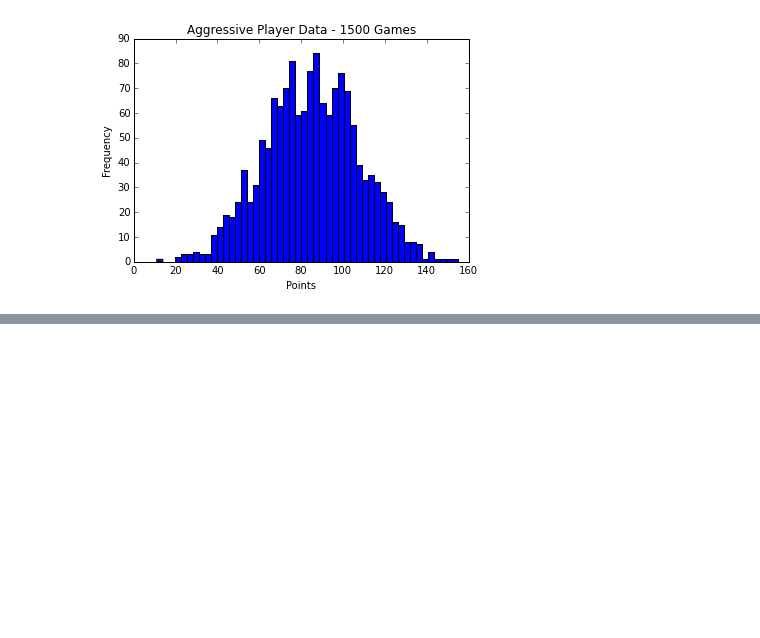
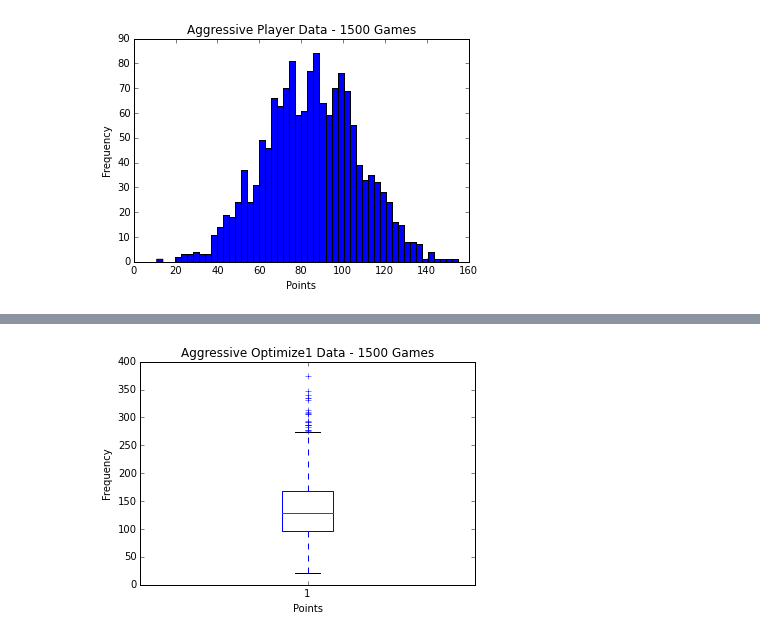
Before and after one commit to JermaineKee/ultimate-pig, a Jupyter notebook: ultimate_pig.ipynb, the cells around one changed output, grey strips where cells are left out. Cells and saved outputs as stored; diff of their text form; code cells hidden in the pictures; blank space fills up the shorter version.

```diff
--- a/ultimate_pig.ipynb
+++ b/ultimate_pig.ipynb
@@ -118,0 +168,10 @@ plt.show()
+# %%
+plt.boxplot(aggressive_data)
+ymin, ymax = plt.ylim()
+
+plt.title("Aggressive Optimize1 Data - 1500 Games")
+plt.xlabel("Points ")
+plt.ylabel("Frequency")
+plt.show()
+# %% [output]
+[figure, added]
```
Also changed, not shown: parts of 8 cells of this notebook.
